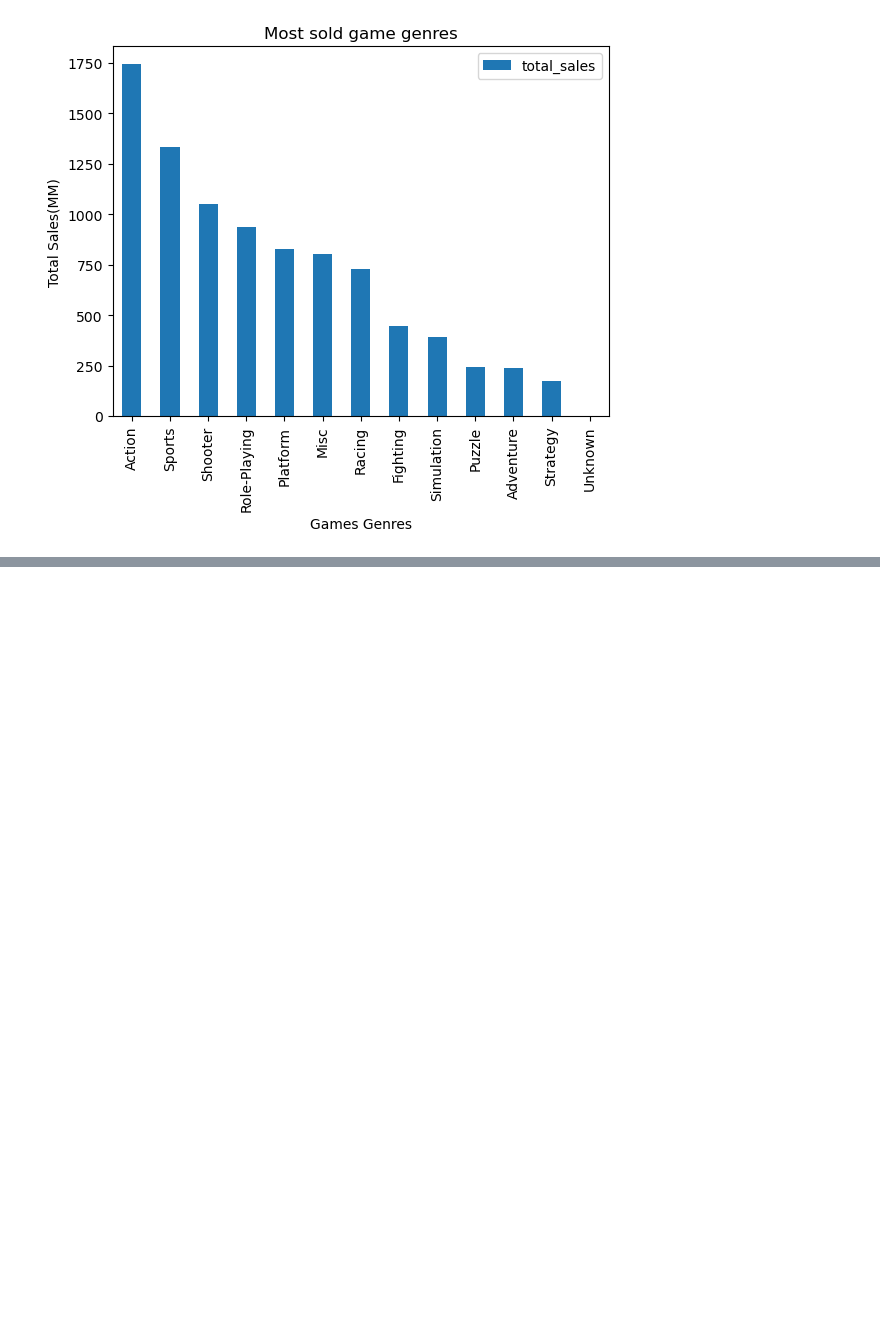
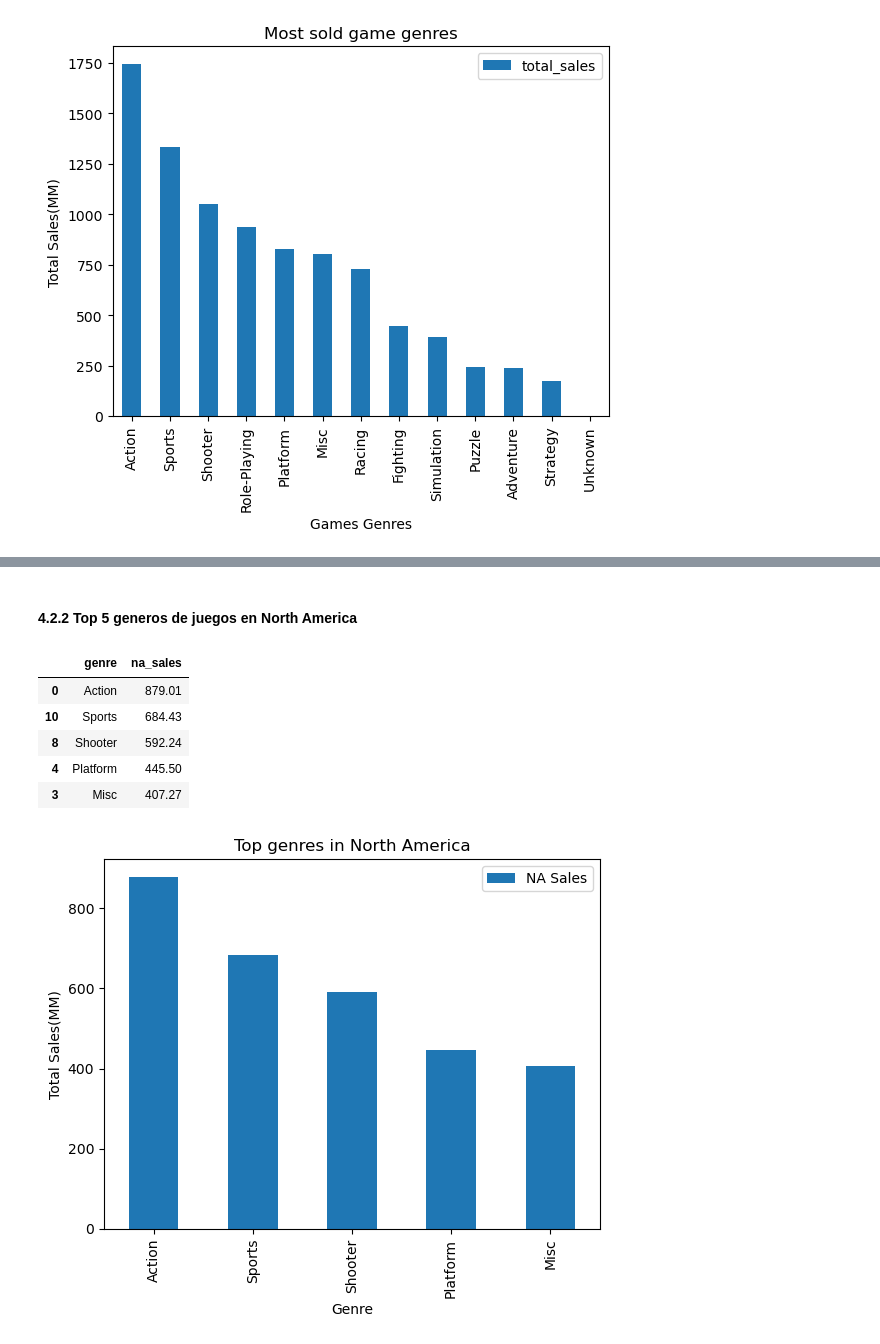
Before and after one commit to ArqJuan/Sprint6, a Jupyter notebook: Notebook_Sprint6.ipynb, the cells around one changed output, grey strips where cells are left out. Saved outputs shown, nothing was run; the diff lists cells and outputs as text; code cells hidden in the pictures; blank space fills up the shorter version.

```diff
--- a/Notebook_Sprint6.ipynb
+++ b/Notebook_Sprint6.ipynb
@@ -231,0 +301,18 @@ games_genre.plot(kind='bar', x='genre',y='total_sales',xlabel='Games Genres',yla
+# %% [markdown]
+#### 4.2.2 Top 5 generos de juegos en North America
+# %%
+region_na_genre = games_df.groupby(['genre'])['na_sales'].sum().reset_index().sort_values(by='na_sales',ascending=False)
+display(region_na_genre.head())
+
+region_na_genre = region_na_genre.head()
+region_na_genre.plot(kind='bar', x='genre',y='na_sales',xlabel='Genre',ylabel='Total Sales(MM)', title='Top genres in North America')
+plt.legend(['NA Sales'])
+plt.show()
+# %% [output]
+|  | genre | na_sales |
+| 0 | Action | 879.01 |
+| 10 | Sports | 684.43 |
+| 8 | Shooter | 592.24 |
+| 4 | Platform | 445.50 |
+| 3 | Misc | 407.27 |
+[figure, added]
```
Also changed, not shown: parts of 23 cells of this notebook.
